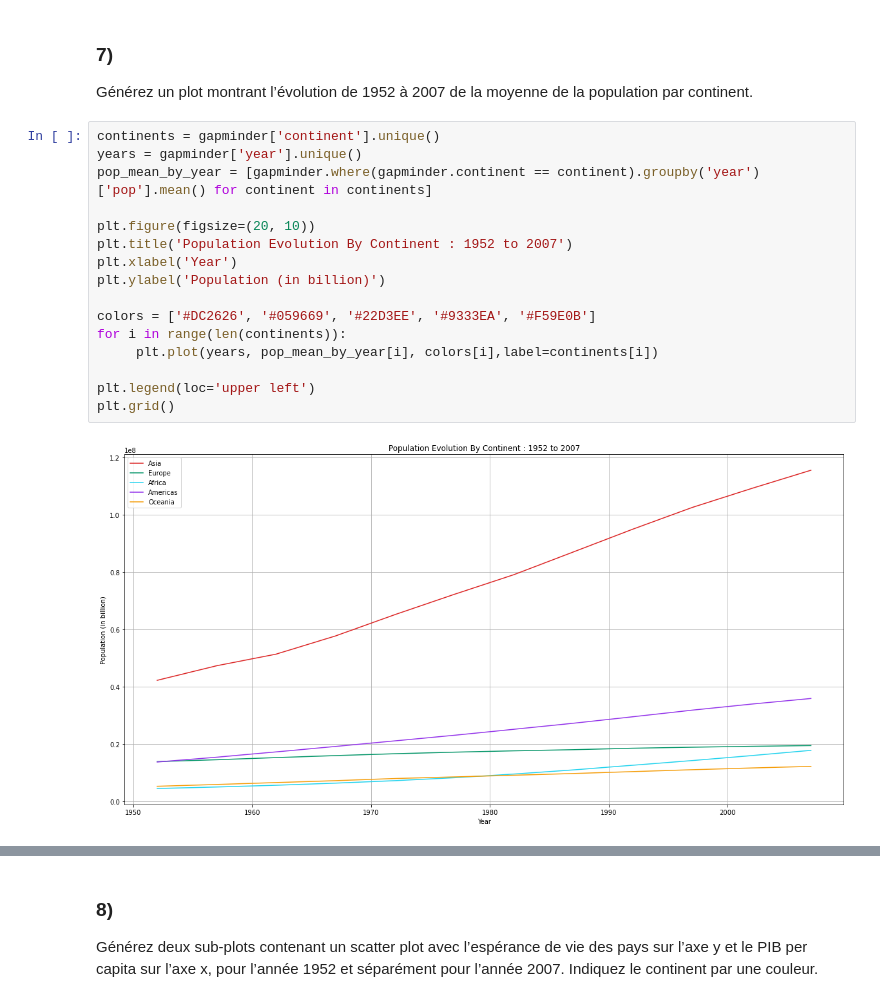
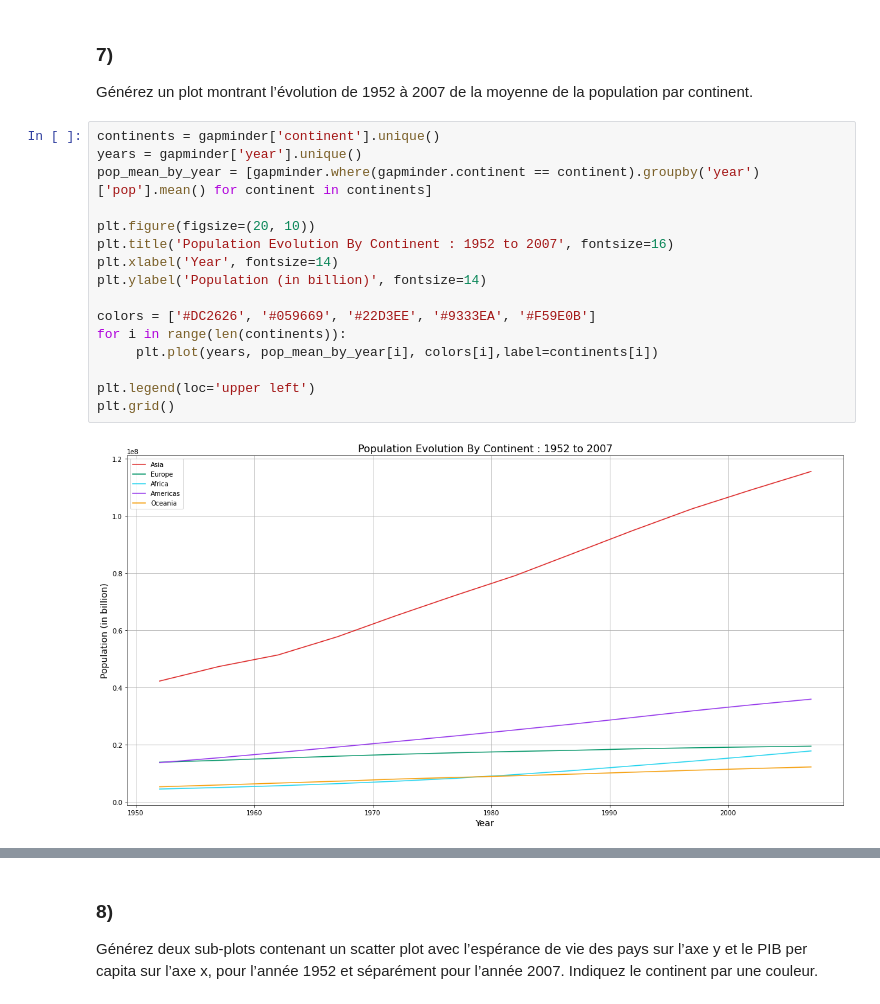
Before and after one commit to heig-vkaelin/isd, a Jupyter notebook: Labo3/gapminder.ipynb, the cells around one changed output, grey strips where cells are left out. Cells and saved outputs as stored; diff of their text form.

```diff
--- a/Labo3/gapminder.ipynb
+++ b/Labo3/gapminder.ipynb
@@ -221,19 +237,19 @@ Générez un plot montrant l’évolution de 1952 à 2007 de la moyenne de la po
 # %%
 continents = gapminder['continent'].unique()
 years = gapminder['year'].unique()
 pop_mean_by_year = [gapminder.where(gapminder.continent == continent).groupby('year')['pop'].mean() for continent in continents]
 
 plt.figure(figsize=(20, 10))
-plt.title('Population Evolution By Continent : 1952 to 2007')
-plt.xlabel('Year')
-plt.ylabel('Population (in billion)')
+plt.title('Population Evolution By Continent : 1952 to 2007', fontsize=16)
+plt.xlabel('Year', fontsize=14)
+plt.ylabel('Population (in billion)', fontsize=14)
 
 colors = ['#DC2626', '#059669', '#22D3EE', '#9333EA', '#F59E0B']
 for i in range(len(continents)):
      plt.plot(years, pop_mean_by_year[i], colors[i],label=continents[i])
 
 plt.legend(loc='upper left')
 plt.grid()
 # %% [output]
-[figure, old version]
+[figure, new version]
 # %%
```
Also changed, not shown: parts of 12 cells of this notebook, 1 other file.
